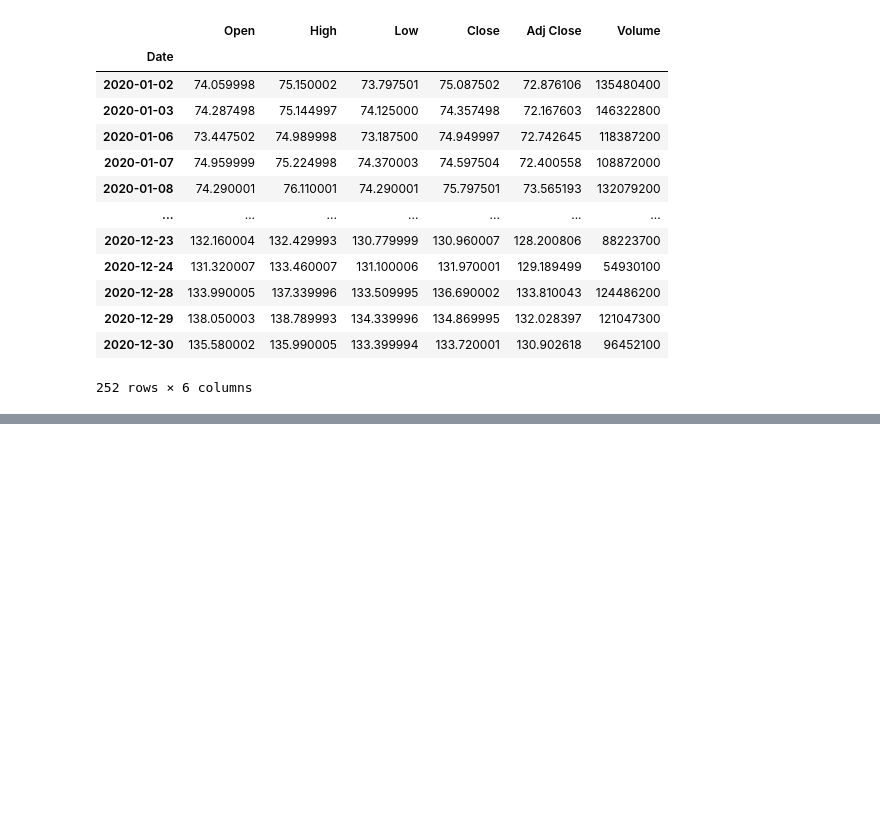
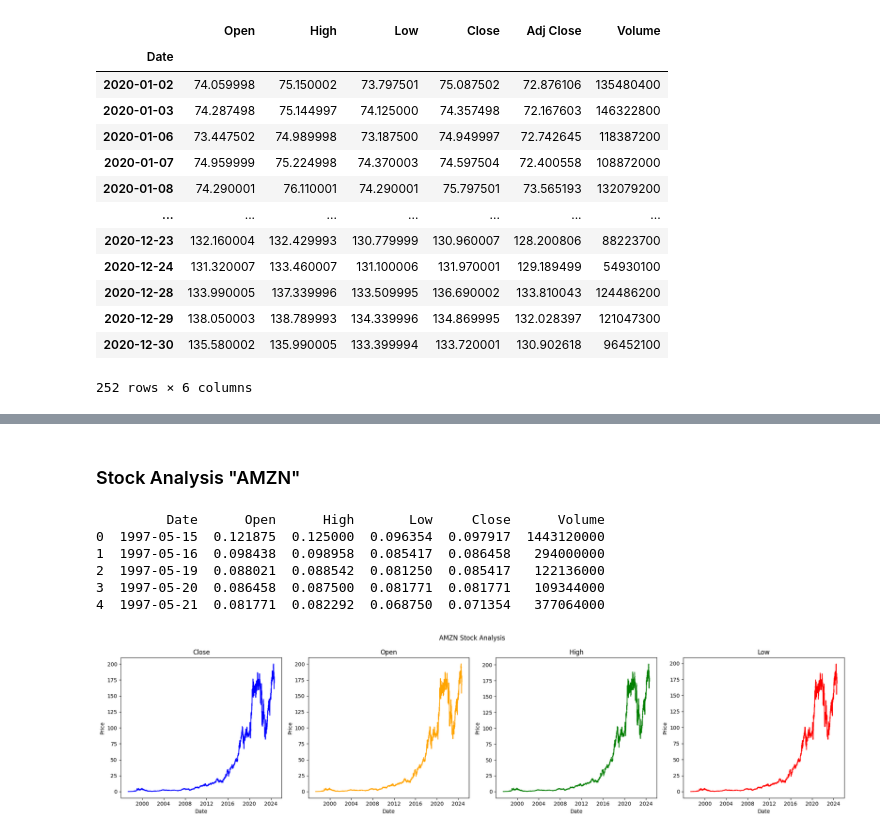
Before and after one commit to ElbetelTaye/Financial-News-and-Stock-Price-analysis, a Jupyter notebook: notebooks/Task2.ipynb, the cells around one changed output, grey strips where cells are left out. Saved outputs shown, nothing was run; the diff lists cells and outputs as text; code cells hidden in the pictures; blank space fills up the shorter version.

Commit message:
updated the technical analysis

```diff
--- a/notebooks/Task2.ipynb
+++ b/notebooks/Task2.ipynb
@@ -130,3 +126,60 @@ analyzer.plot_ema(stock_data)
 
 # Plot MACD
 analyzer.plot_macd(stock_data)
+# %% [markdown]
+### Stock Analysis "AMZN"
+# %%
+# Load the CSV file of AAPL_historical_data into a Pandas DataFrame
+df = pd.read_csv(r'C:\Users\Hp\Desktop\10_Academy\week-1\Data\yfinance_data\AMZN_historical_data.csv')
+
+# Ensure the required columns are present
+required_columns = ['Date', 'Open', 'High', 'Low', 'Close', 'Volume']
+df = df[required_columns]
+
+# Display the first few rows of the data
+print(df.head())
+# %% [output]
+         Date      Open      High       Low     Close      Volume
+0  1997-05-15  0.121875  0.125000  0.096354  0.097917  1443120000
+1  1997-05-16  0.098438  0.098958  0.085417  0.086458   294000000
+2  1997-05-19  0.088021  0.088542  0.081250  0.085417   122136000
+3  1997-05-20  0.086458  0.087500  0.081771  0.081771   109344000
+4  1997-05-21  0.081771  0.082292  0.068750  0.071354   377064000
+# %%
+# Fetch the Apple stock data
+AMZN = yf.Ticker("AMZN")
+hist = AMZN.history(period="max")
+
+# Create subplots with 1 row and 4 columns
+fig, axs = plt.subplots(1, 4, figsize=(20, 5))
+
+# Plot 'Close' prices
+axs[0].plot(hist.index, hist['Close'], color='blue')
+axs[0].set_title('Close')
+axs[0].set_xlabel('Date')
+axs[0].set_ylabel('Price')
+
+# Plot 'Open' prices
+axs[1].plot(hist.index, hist['Open'], color='orange')
+axs[1].set_title('Open')
+axs[1].set_xlabel('Date')
+axs[1].set_ylabel('Price')
+
+# Plot 'High' prices
+axs[2].plot(hist.index, hist['High'], color='green')
+axs[2].set_title('High')
+axs[2].set_xlabel('Date')
+axs[2].set_ylabel('Price')
+
+# Plot 'Low' prices
+axs[3].plot(hist.index, hist['Low'], color='red')
+axs[3].set_title('Low')
+axs[3].set_xlabel('Date')
+axs[3].set_ylabel('Price')
+
+# Adjust the layout and display the plot
+fig.suptitle('AMZN Stock Analysis')
+plt.tight_layout()
+plt.show()
+# %% [output]
+[figure, added]
```
Also changed, not shown: parts of 5 cells of this notebook.
